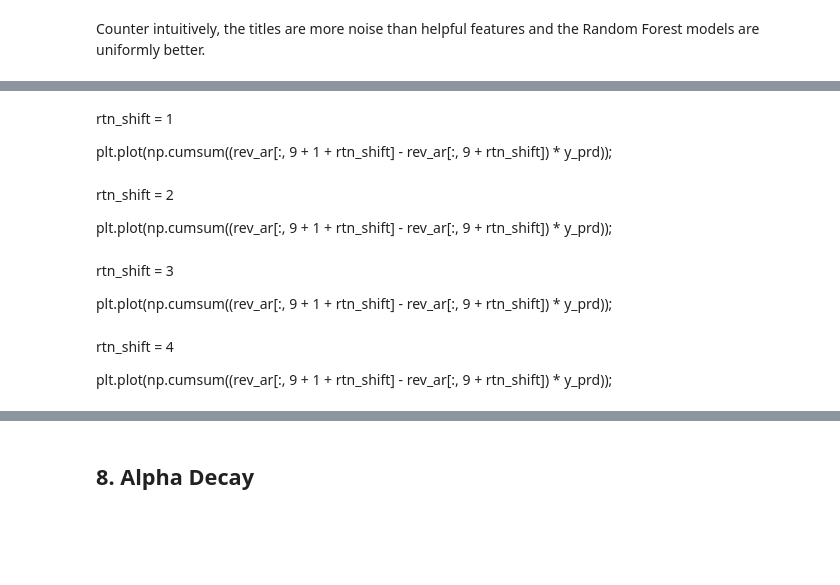
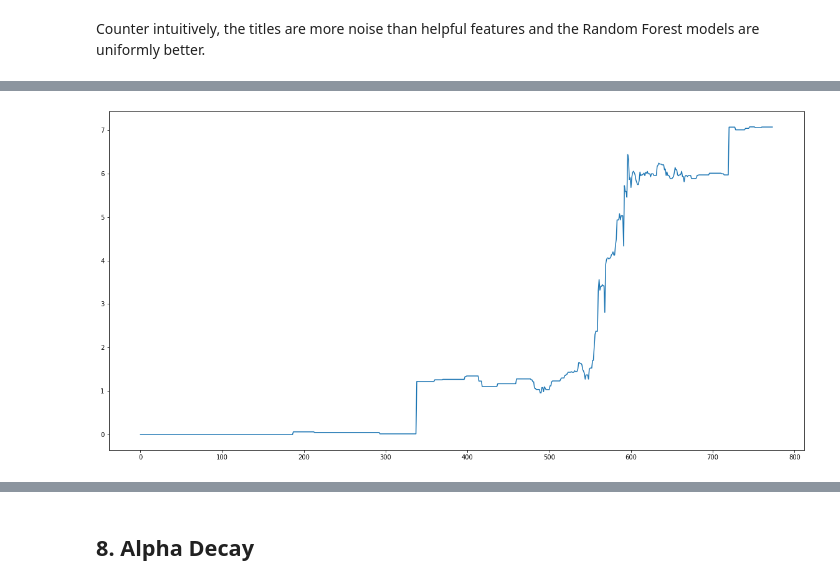
Before and after one commit to hhy845914111/NLP-Project, a Jupyter notebook: data_crawler_fed_speech.ipynb, the cells around one changed output, grey strips where cells are left out. Drawn from its saved outputs; the diff is of its cells as text; code cells hidden in the pictures; blank space fills up the shorter version.

```diff
--- a/data_crawler_fed_speech.ipynb
+++ b/data_crawler_fed_speech.ipynb
@@ -130,16 +172,8 @@ y_prd = param_rst_lst[20][1]
-# %% [markdown]
-rtn_shift = 1
-
-plt.plot(np.cumsum((rev_ar[:, 9 + 1 + rtn_shift] - rev_ar[:, 9 + rtn_shift]) * y_prd));
-# %% [markdown]
-rtn_shift = 2
-
-plt.plot(np.cumsum((rev_ar[:, 9 + 1 + rtn_shift] - rev_ar[:, 9 + rtn_shift]) * y_prd));
-# %% [markdown]
-rtn_shift = 3
-
-plt.plot(np.cumsum((rev_ar[:, 9 + 1 + rtn_shift] - rev_ar[:, 9 + rtn_shift]) * y_prd));
-# %% [markdown]
-rtn_shift = 4
-
-plt.plot(np.cumsum((rev_ar[:, 9 + 1 + rtn_shift] - rev_ar[:, 9 + rtn_shift]) * y_prd));
+# %%
+y_prd = param_rst_lst[20][1]
+# %%
+rtn_shift = 1
+
+plt.plot(np.cumsum((rev_ar[:, 9 + 1 + rtn_shift] - rev_ar[:, 9 + rtn_shift]) * y_prd));
+# %% [output]
+[figure, added]
```
Also changed, not shown: parts of 67 cells of this notebook, 20 other files.
